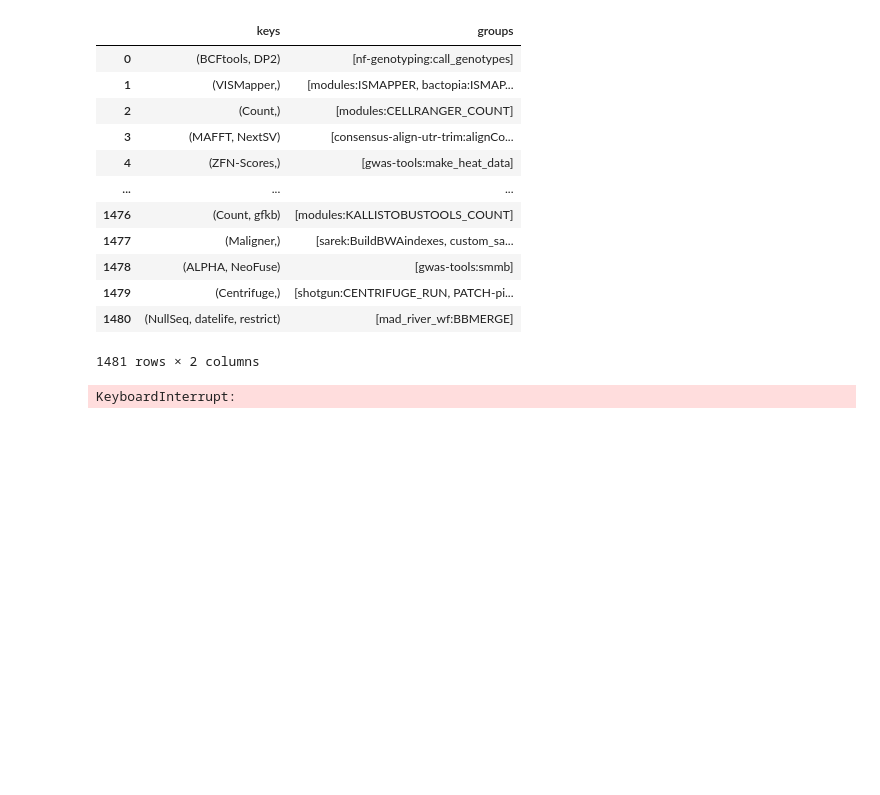
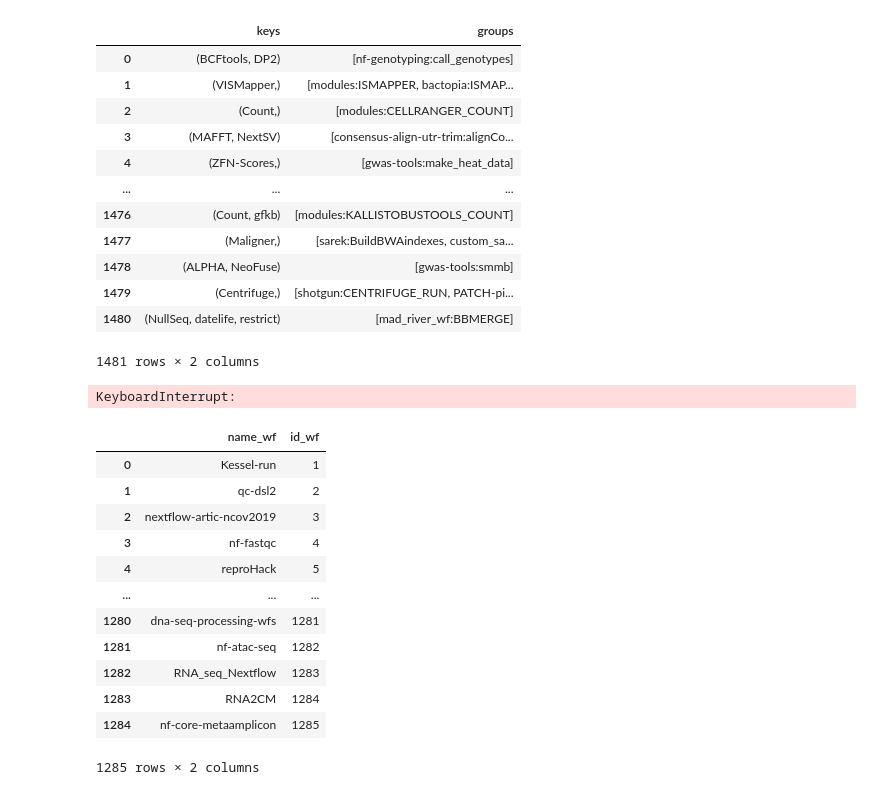
Before and after one commit to mdjaffardjy/AnalyseDonneesNextflow, a Jupyter notebook: BDD/bdd_similarity_process.ipynb, the cells around one changed output. Cells and saved outputs as stored; diff of their text form; code cells hidden in the pictures; blank space fills up the shorter version.

```diff
--- a/BDD/bdd_similarity_process.ipynb
+++ b/BDD/bdd_similarity_process.ipynb
@@ -226,3 +229,21 @@ def main(dico,new_df):
 add = main(dictio, new_df)
 # %% [output]
 KeyboardInterrupt:
+# %%
+wf = pnd.read_sql('SELECT name_wf, id_wf FROM workflow',cur)
+# %%
+wf
+# %% [output]
+|  | name_wf | id_wf |
+| 0 | Kessel-run | 1 |
+| 1 | qc-dsl2 | 2 |
+| 2 | nextflow-artic-ncov2019 | 3 |
+| 3 | nf-fastqc | 4 |
+| 4 | reproHack | 5 |
+| ... | ... | ... |
+| 1280 | dna-seq-processing-wfs | 1281 |
+| 1281 | nf-atac-seq | 1282 |
+| 1282 | RNA_seq_Nextflow | 1283 |
+| 1283 | RNA2CM | 1284 |
+| 1284 | nf-core-metaamplicon | 1285 |
+1285 rows × 2 columns
```
Also changed, not shown: parts of 8 cells of this notebook, 6 other files.
